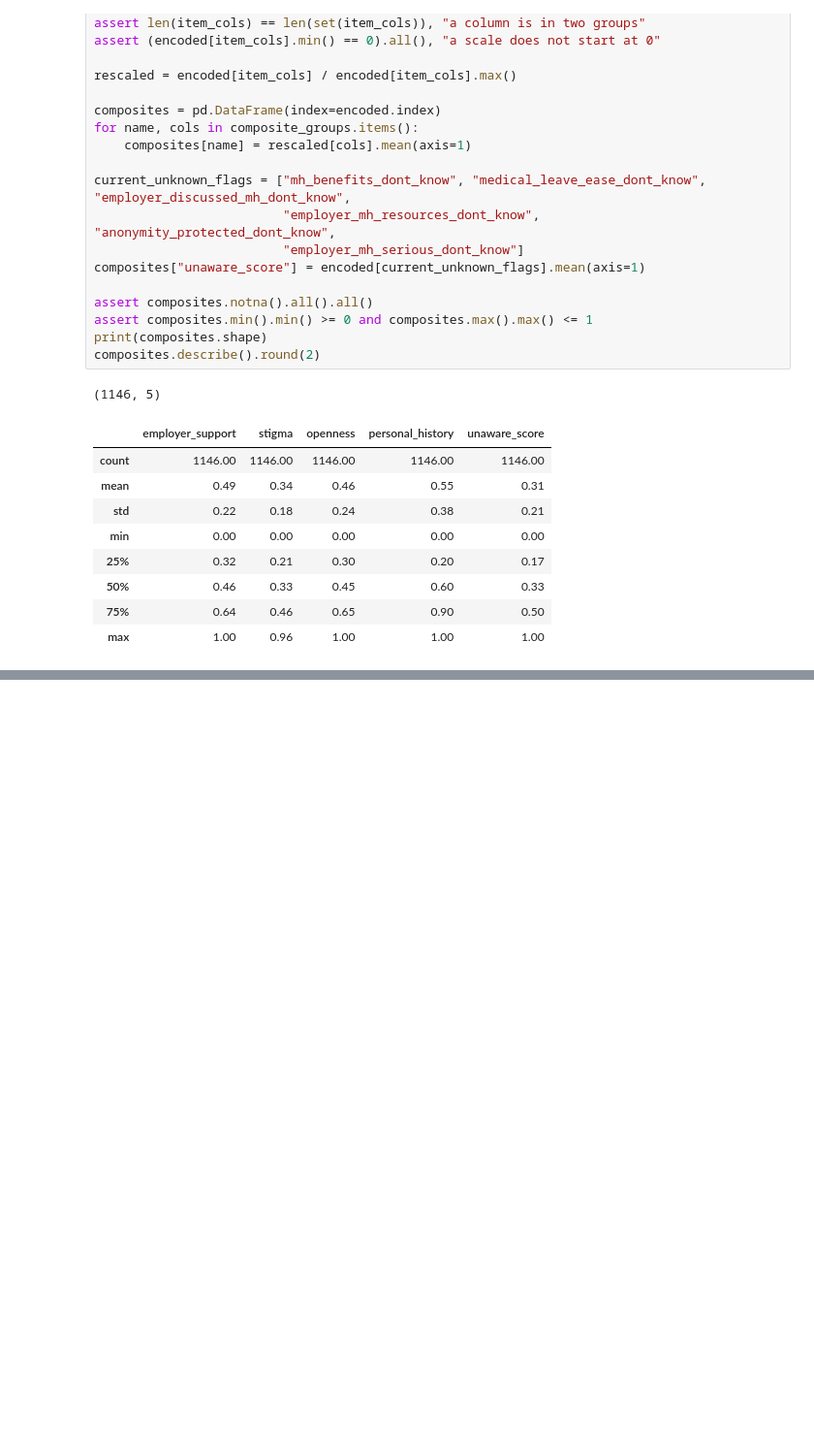
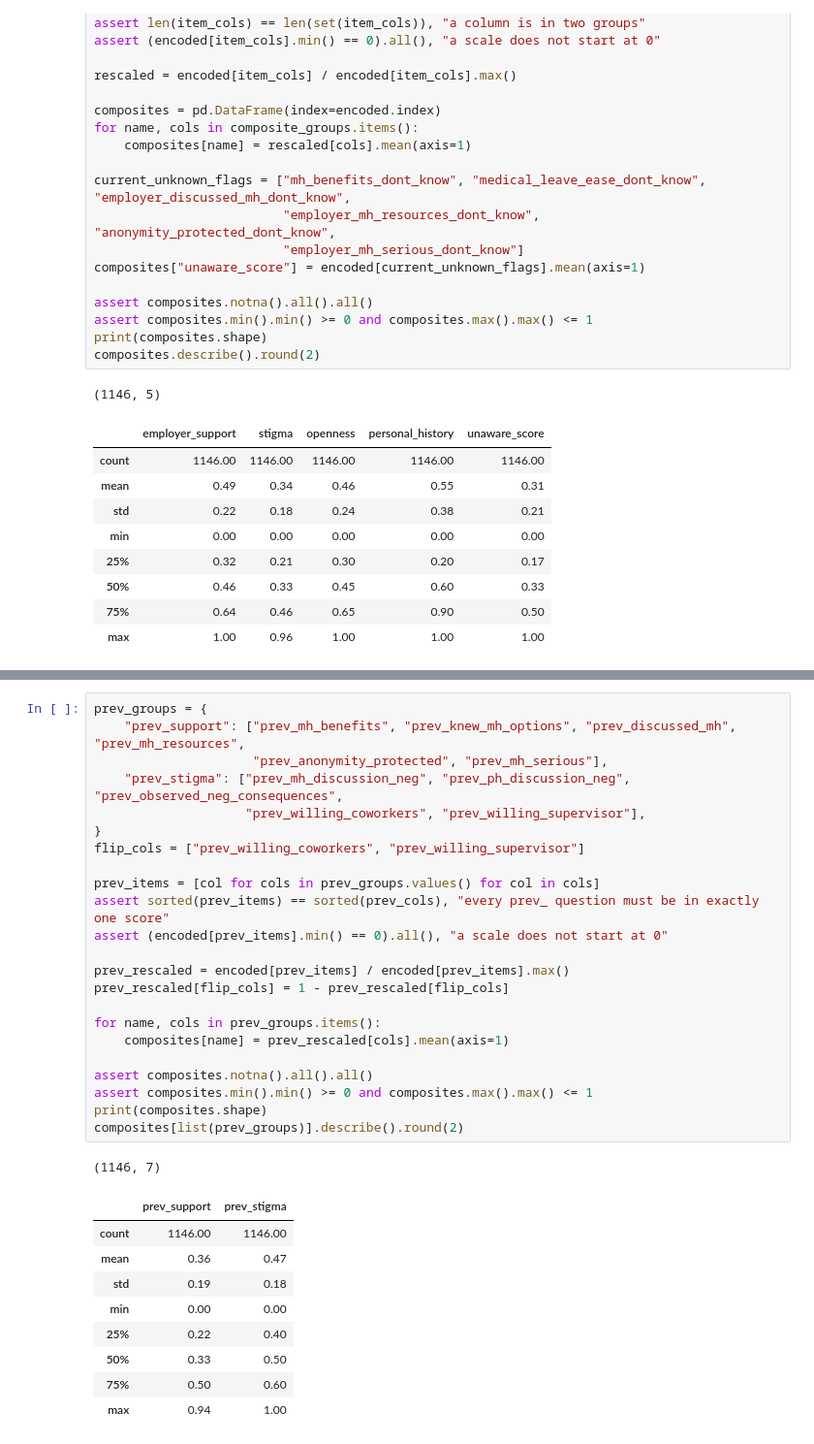
Before and after one commit to fluyid/osmi-mental-health-in-tech, a Jupyter notebook: osmi-clustering/notebooks/01_clustering.ipynb, the cells around one changed output, grey strips where cells are left out. Shown at 97% size. Drawn from its saved outputs; the diff is of its cells as text; blank space fills up the shorter version.

```diff
--- a/osmi-clustering/notebooks/01_clustering.ipynb
+++ b/osmi-clustering/notebooks/01_clustering.ipynb
@@ -904,0 +921,34 @@ composites.describe().round(2)
+# %%
+prev_groups = {
+    "prev_support": ["prev_mh_benefits", "prev_knew_mh_options", "prev_discussed_mh", "prev_mh_resources",
+                     "prev_anonymity_protected", "prev_mh_serious"],
+    "prev_stigma": ["prev_mh_discussion_neg", "prev_ph_discussion_neg", "prev_observed_neg_consequences",
+                    "prev_willing_coworkers", "prev_willing_supervisor"],
+}
+flip_cols = ["prev_willing_coworkers", "prev_willing_supervisor"]
+
+prev_items = [col for cols in prev_groups.values() for col in cols]
+assert sorted(prev_items) == sorted(prev_cols), "every prev_ question must be in exactly one score"
+assert (encoded[prev_items].min() == 0).all(), "a scale does not start at 0"
+
+prev_rescaled = encoded[prev_items] / encoded[prev_items].max()
+prev_rescaled[flip_cols] = 1 - prev_rescaled[flip_cols]
+
+for name, cols in prev_groups.items():
+    composites[name] = prev_rescaled[cols].mean(axis=1)
+
+assert composites.notna().all().all()
+assert composites.min().min() >= 0 and composites.max().max() <= 1
+print(composites.shape)
+composites[list(prev_groups)].describe().round(2)
+# %% [output]
+(1146, 7)
+|  | prev_support | prev_stigma |
+| count | 1146.00 | 1146.00 |
+| mean | 0.36 | 0.47 |
+| std | 0.19 | 0.18 |
+| min | 0.00 | 0.00 |
+| 25% | 0.22 | 0.40 |
+| 50% | 0.33 | 0.50 |
+| 75% | 0.50 | 0.60 |
+| max | 0.94 | 1.00 |
```
Also changed, not shown: parts of 1 cell of this notebook.
